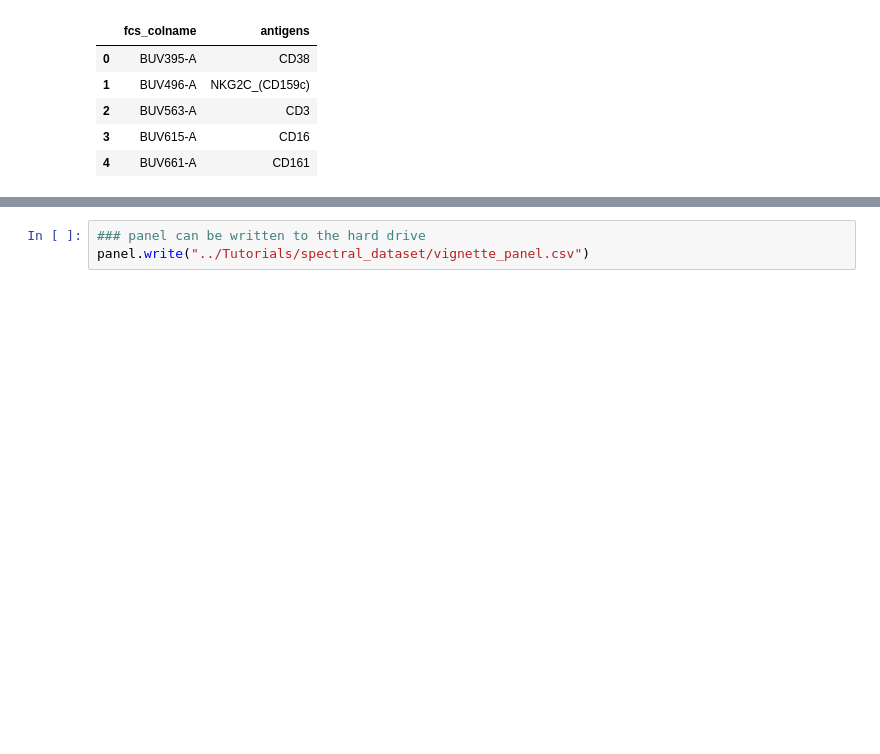
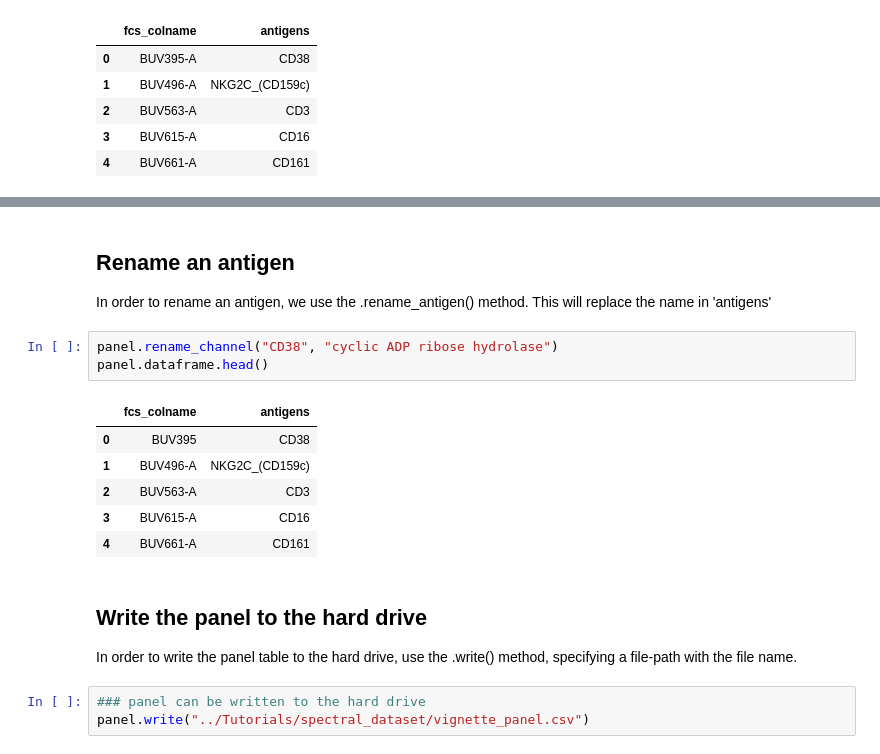
Before and after one commit to rgb-lab/FACSPy, a Jupyter notebook: vignettes/panel_vignette.ipynb, the cells around one changed output, grey strips where cells are left out. Drawn from its saved outputs; the diff is of its cells as text; blank space fills up the shorter version.

```diff
--- a/vignettes/panel_vignette.ipynb
+++ b/vignettes/panel_vignette.ipynb
@@ -65,3 +144,21 @@ df.head()
+# %% [markdown]
+## Rename an antigen
+
+In order to rename an antigen, we use the .rename_antigen() method. This will replace the name in 'antigens'
+# %%
+panel.rename_channel("CD38", "cyclic ADP ribose hydrolase")
+panel.dataframe.head()
+# %% [output]
+|  | fcs_colname | antigens |
+| 0 | BUV395 | CD38 |
+| 1 | BUV496-A | NKG2C_(CD159c) |
+| 2 | BUV563-A | CD3 |
+| 3 | BUV615-A | CD16 |
+| 4 | BUV661-A | CD161 |
+# %% [markdown]
+## Write the panel to the hard drive
+
+In order to write the panel table to the hard drive, use the .write() method, specifying a file-path with the file name.
 # %%
 ### panel can be written to the hard drive
 panel.write("../Tutorials/spectral_dataset/vignette_panel.csv")
```
Also changed, not shown: parts of 19 cells of this notebook, 1 other file.
